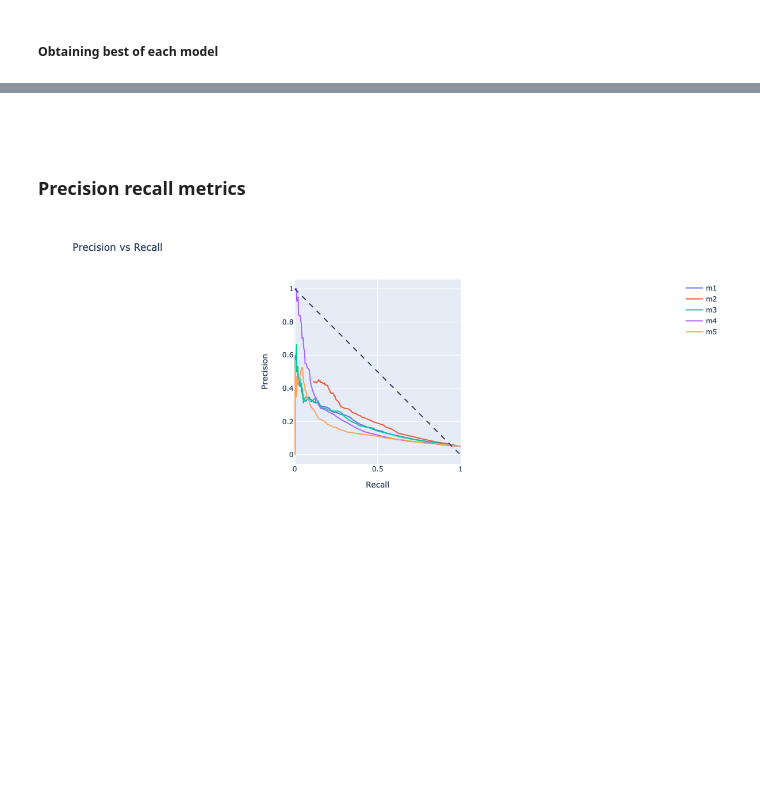
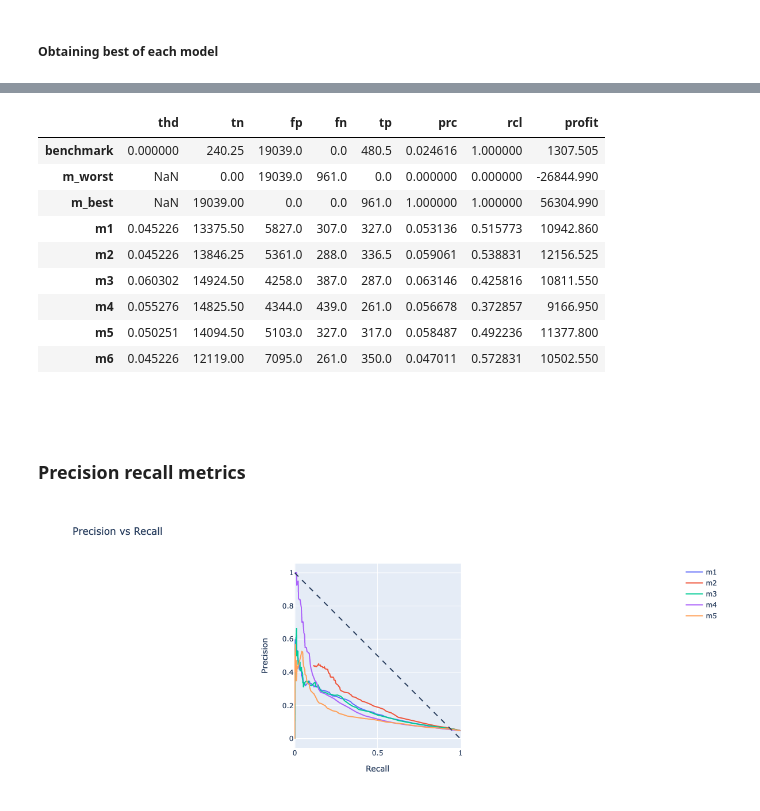
Before and after one commit to robperch/marketing_analytics_qqua, a Jupyter notebook: notebooks/qqua_nb.ipynb, the cells around one changed output, grey strips where cells are left out. Drawn from its saved outputs; the diff is of its cells as text; code cells hidden in the pictures; blank space fills up the shorter version.

```diff
--- a/notebooks/qqua_nb.ipynb
+++ b/notebooks/qqua_nb.ipynb
@@ -1019,3 +1094,16 @@ dfprofit_max
+# %%
+dfprofit_max
+# %% [output]
+|  | thd | tn | fp | fn | tp | prc | rcl | profit |
+| benchmark | 0.000000 | 240.25 | 19039.0 | 0.0 | 480.5 | 0.024616 | 1.000000 | 1307.505 |
+| m_worst | NaN | 0.00 | 19039.0 | 961.0 | 0.0 | 0.000000 | 0.000000 | -26844.990 |
+| m_best | NaN | 19039.00 | 0.0 | 0.0 | 961.0 | 1.000000 | 1.000000 | 56304.990 |
+| m1 | 0.045226 | 13375.50 | 5827.0 | 307.0 | 327.0 | 0.053136 | 0.515773 | 10942.860 |
+| m2 | 0.045226 | 13846.25 | 5361.0 | 288.0 | 336.5 | 0.059061 | 0.538831 | 12156.525 |
+| m3 | 0.060302 | 14924.50 | 4258.0 | 387.0 | 287.0 | 0.063146 | 0.425816 | 10811.550 |
+| m4 | 0.055276 | 14825.50 | 4344.0 | 439.0 | 261.0 | 0.056678 | 0.372857 | 9166.950 |
+| m5 | 0.050251 | 14094.50 | 5103.0 | 327.0 | 317.0 | 0.058487 | 0.492236 | 11377.800 |
+| m6 | 0.045226 | 12119.00 | 7095.0 | 261.0 | 350.0 | 0.047011 | 0.572831 | 10502.550 |
 # %% [markdown]
 ######
 # %% [markdown]
```
Also changed, not shown: parts of 14 cells of this notebook.
